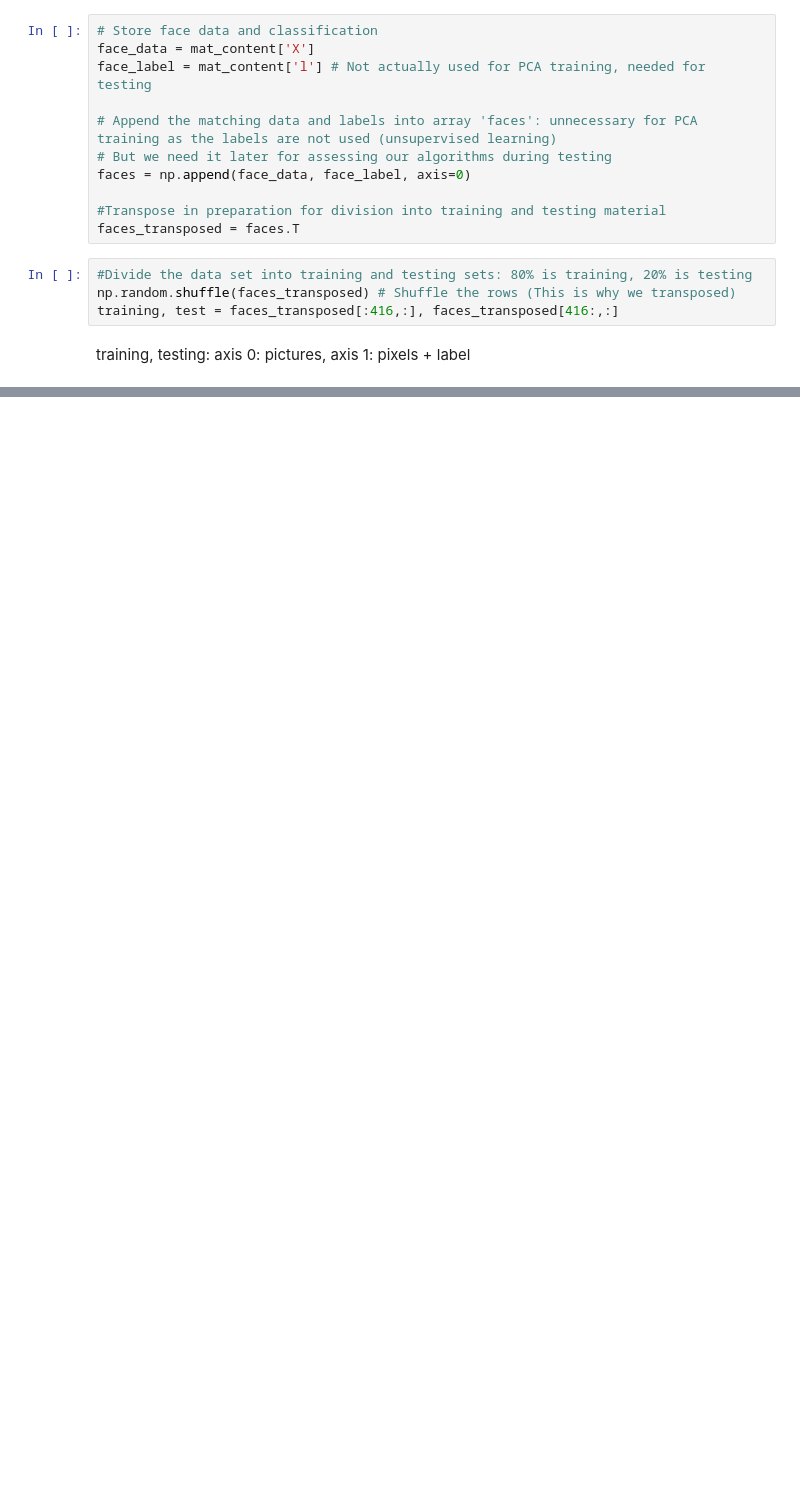
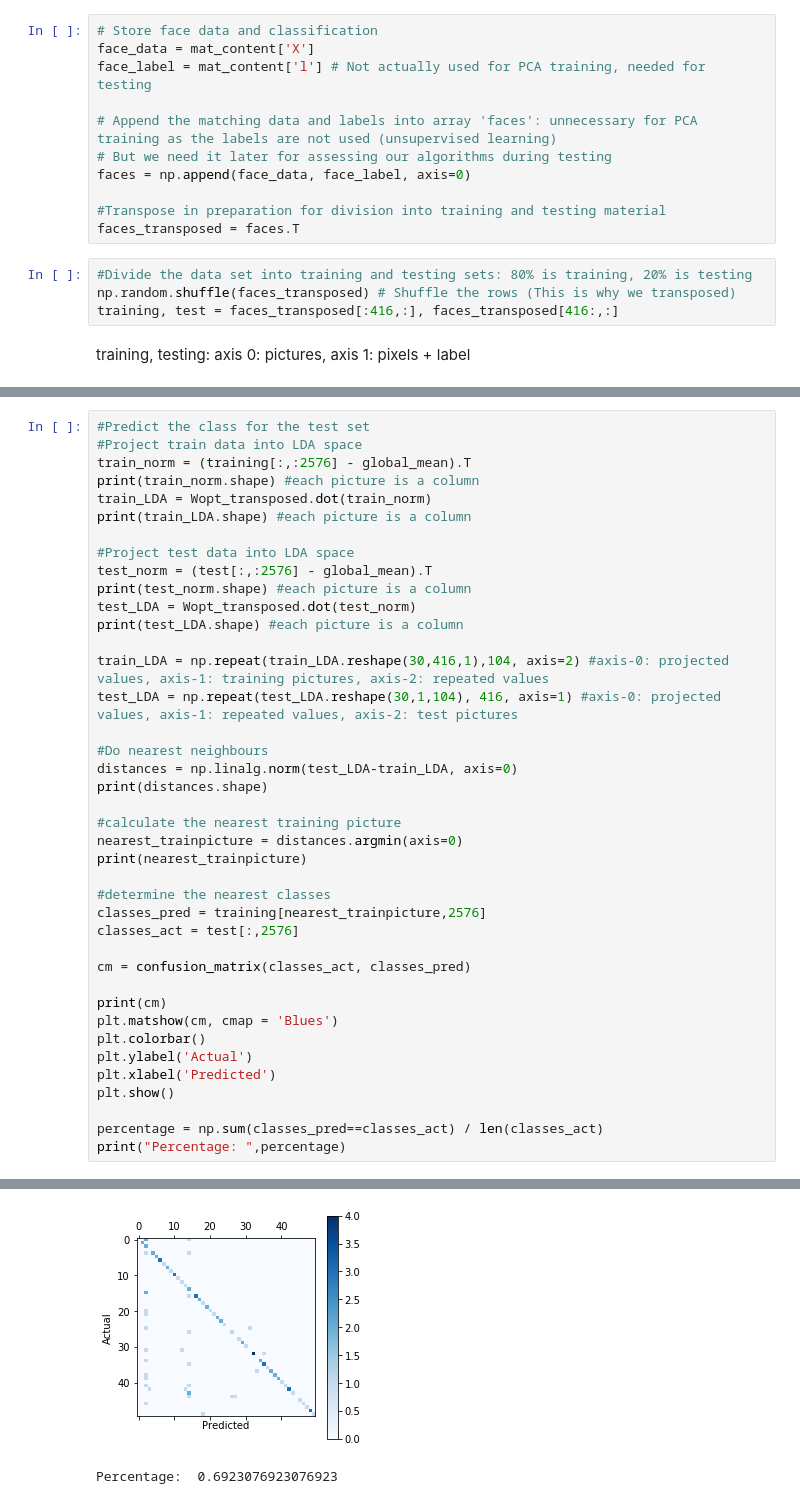
Before and after one commit to Karcsi127/patterrec1, a Jupyter notebook: exercise3.ipynb, the cells around one changed output, grey strips where cells are left out. Drawn from its saved outputs; the diff is of its cells as text; blank space fills up the shorter version.

```diff
--- a/exercise3.ipynb
+++ b/exercise3.ipynb
@@ -91,0 +281,41 @@ for c in class_sets_norm:
+# %%
+#Predict the class for the test set
+#Project train data into LDA space
+train_norm = (training[:,:2576] - global_mean).T
+print(train_norm.shape) #each picture is a column
+train_LDA = Wopt_transposed.dot(train_norm)
+print(train_LDA.shape) #each picture is a column
+
+#Project test data into LDA space
+test_norm = (test[:,:2576] - global_mean).T
+print(test_norm.shape) #each picture is a column
+test_LDA = Wopt_transposed.dot(test_norm)
+print(test_LDA.shape) #each picture is a column
+
+train_LDA = np.repeat(train_LDA.reshape(30,416,1),104, axis=2) #axis-0: projected values, axis-1: training pictures, axis-2: repeated values
+test_LDA = np.repeat(test_LDA.reshape(30,1,104), 416, axis=1) #axis-0: projected values, axis-1: repeated values, axis-2: test pictures
+
+#Do nearest neighbours
+distances = np.linalg.norm(test_LDA-train_LDA, axis=0)
+print(distances.shape)
+
+#calculate the nearest training picture
+nearest_trainpicture = distances.argmin(axis=0)
+print(nearest_trainpicture)
+
+#determine the nearest classes
+classes_pred = training[nearest_trainpicture,2576]
+classes_act = test[:,2576]
+
+cm = confusion_matrix(classes_act, classes_pred)
+
+print(cm)
+plt.matshow(cm, cmap = 'Blues')
+plt.colorbar()
+plt.ylabel('Actual')
+plt.xlabel('Predicted')
+plt.show()
+
+percentage = np.sum(classes_pred==classes_act) / len(classes_act)
+print("Percentage: ",percentage)
+# %% [output]
@@ -91,0 +340,2 @@ for c in class_sets_norm:
+[figure, added]
+Percentage:  0.6923076923076923
```
Also changed, not shown: parts of 13 cells of this notebook.
